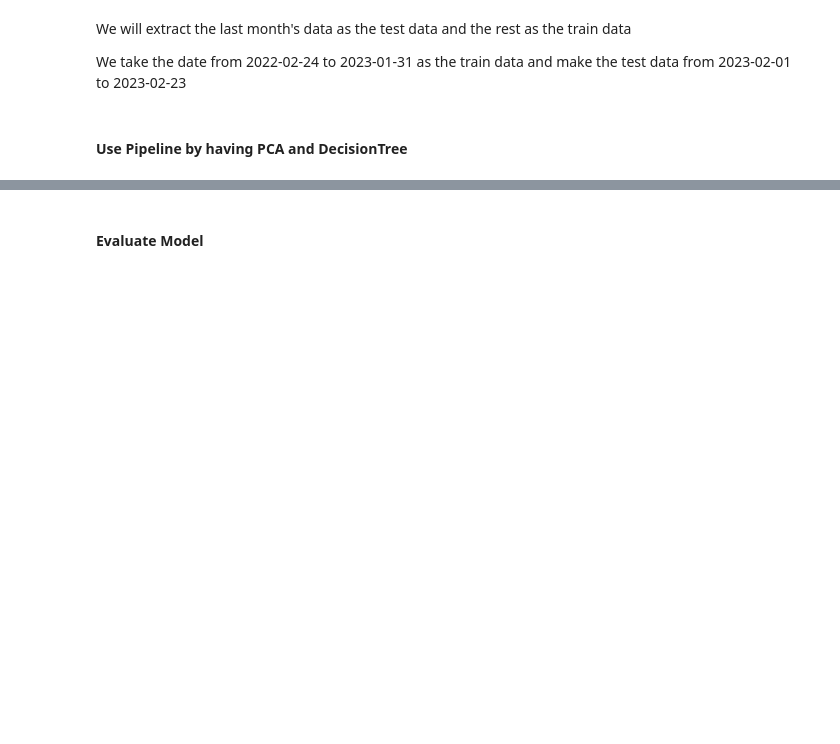
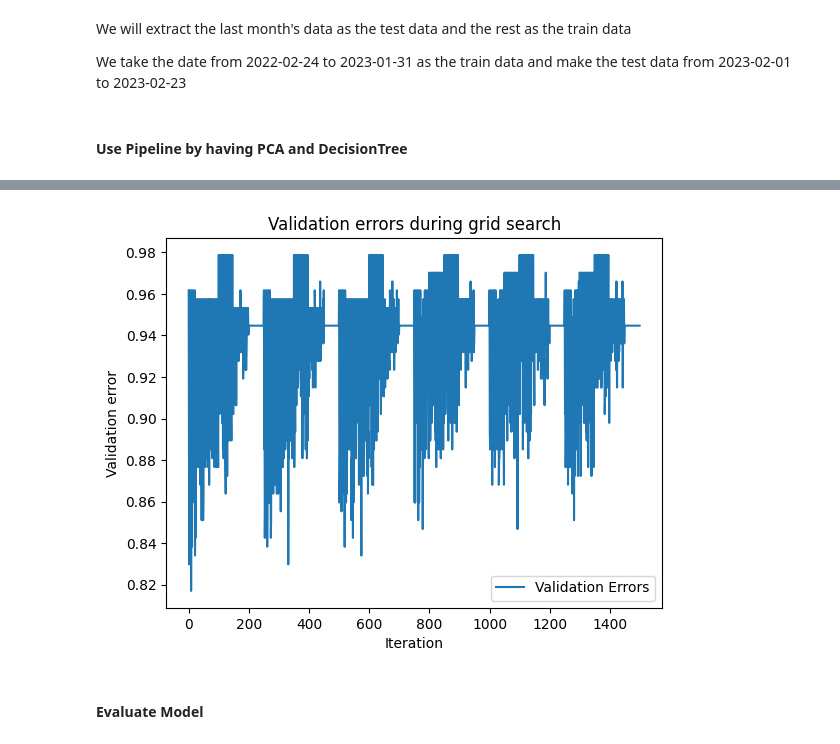
Before and after one commit to Mario760/ten52-Proj, a Jupyter notebook: DecisionTree.ipynb, the cells around one changed output, grey strips where cells are left out. Saved outputs shown, nothing was run; the diff lists cells and outputs as text; code cells hidden in the pictures; blank space fills up the shorter version.

```diff
--- a/DecisionTree.ipynb
+++ b/DecisionTree.ipynb
@@ -75,3 +88,13 @@ clf_GS.best_params_
+# %%
+test_errors = 1-clf_GS.cv_results_['mean_test_score']
+plt.plot(test_errors,label='Validation Errors')
+plt.xlabel('Iteration')
+plt.ylabel('Validation error')
+plt.title('Validation errors during grid search')
+plt.legend()
+plt.show()
+# %% [output]
+[figure, added]
 # %% [markdown]
 #### Evaluate Model
 # %%
```
Also changed, not shown: parts of 4 cells of this notebook, 3 other files.
